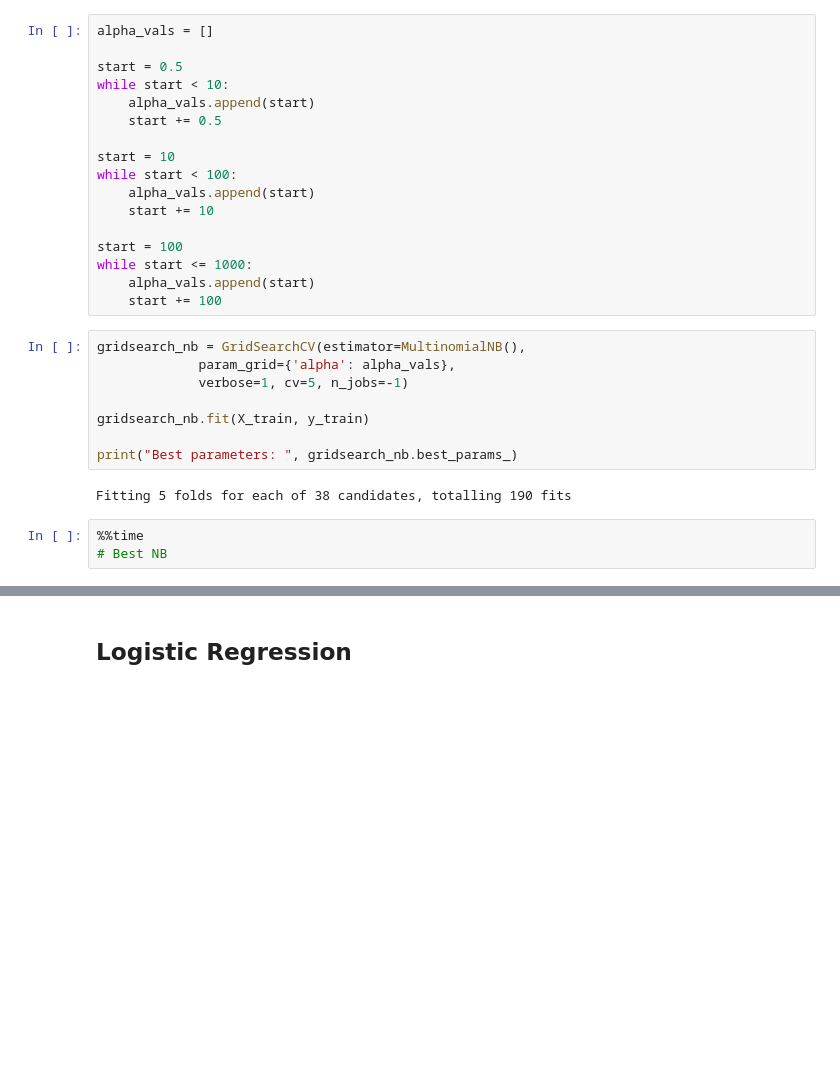
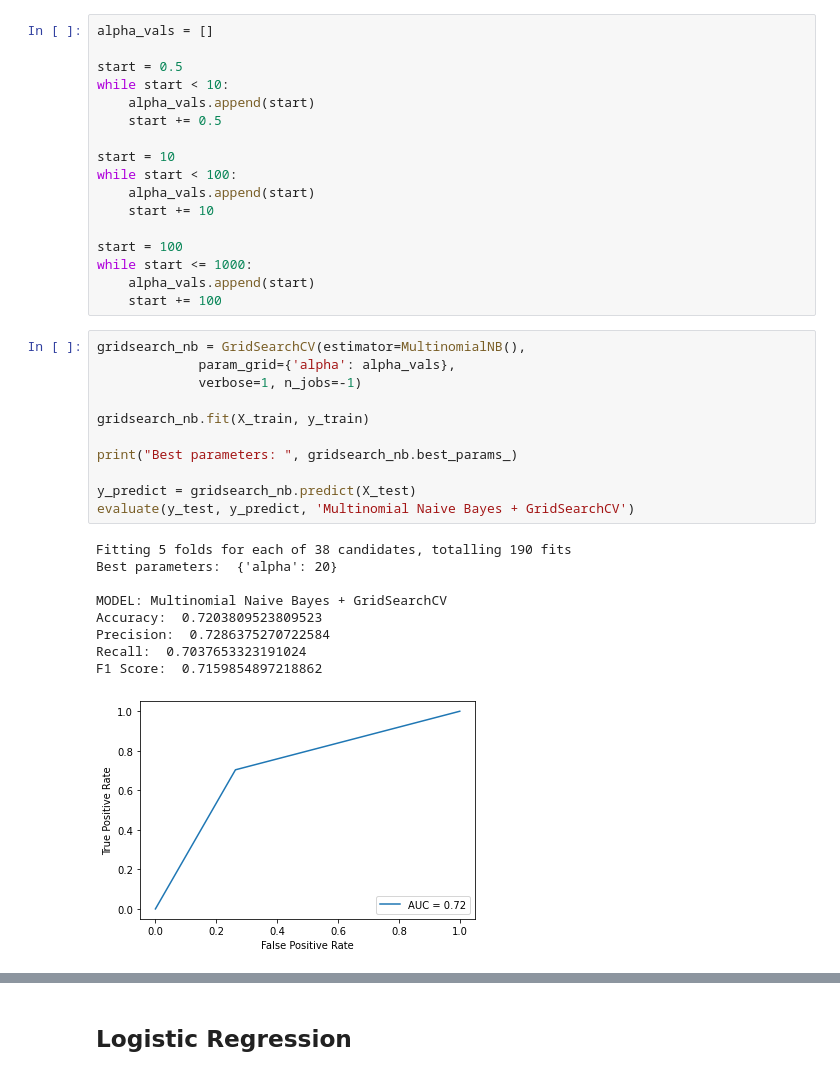
Before and after one commit to aryanbh11/sentiment-analysis-tweets, a Jupyter notebook: group144_other_algorithms.ipynb, the cells around one changed output, grey strips where cells are left out. Saved outputs shown, nothing was run; the diff lists cells and outputs as text; blank space fills up the shorter version.

Commit message:
Param Tuning Results

```diff
--- a/group144_other_algorithms.ipynb
+++ b/group144_other_algorithms.ipynb
@@ -104,13 +113,21 @@ while start <= 1000:
 # %%
 gridsearch_nb = GridSearchCV(estimator=MultinomialNB(),
              param_grid={'alpha': alpha_vals},
-             verbose=1, cv=5, n_jobs=-1)
+             verbose=1, n_jobs=-1)
 
 gridsearch_nb.fit(X_train, y_train)
 
 print("Best parameters: ", gridsearch_nb.best_params_)
+
+y_predict = gridsearch_nb.predict(X_test)
+evaluate(y_test, y_predict, 'Multinomial Naive Bayes + GridSearchCV')
 # %% [output]
 Fitting 5 folds for each of 38 candidates, totalling 190 fits
+Best parameters:  {'alpha': 20}
+
+MODEL: Multinomial Naive Bayes + GridSearchCV
+Accuracy:  0.7203809523809523
+Precision:  0.7286375270722584
+Recall:  0.7037653323191024
+F1 Score:  0.7159854897218862
+[figure, added]
-# %%
-%%time
-# Best NB
```
Also changed, not shown: parts of 11 cells of this notebook, 1 other file.
